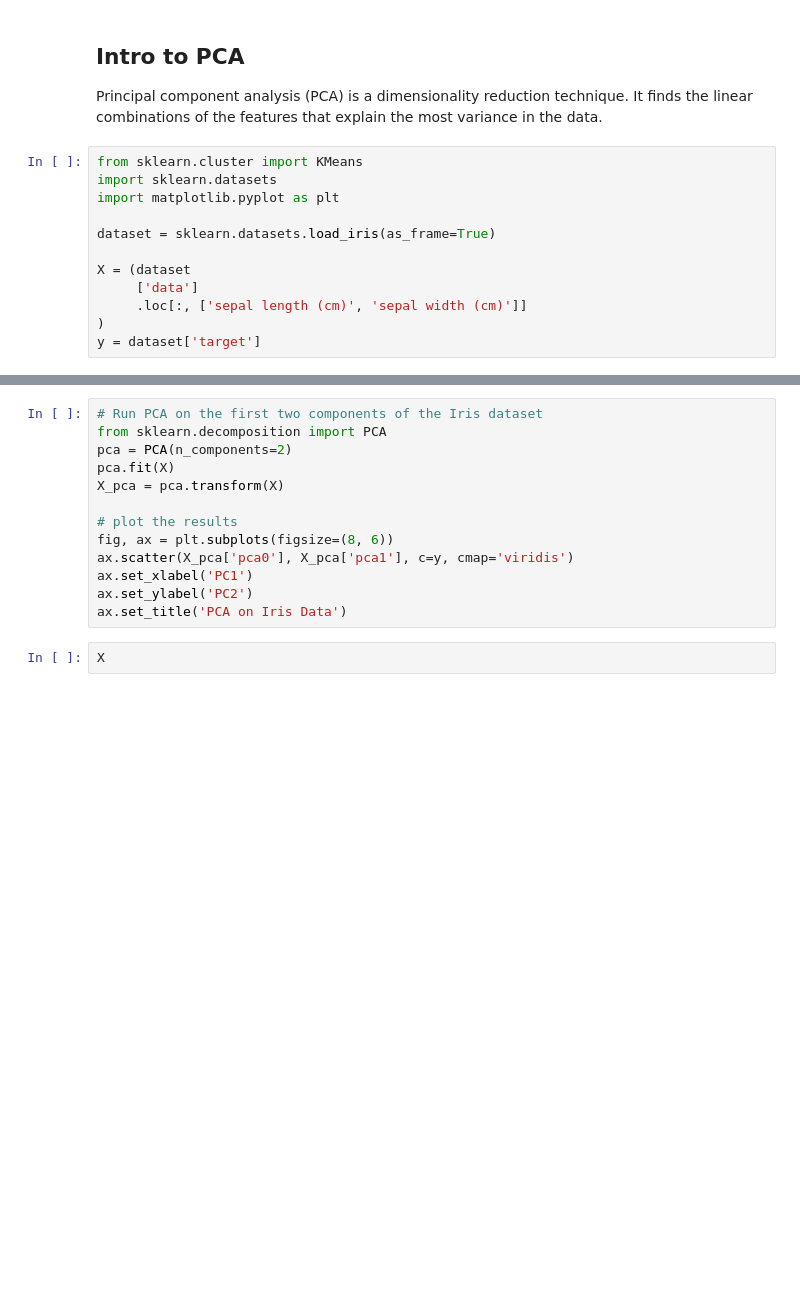
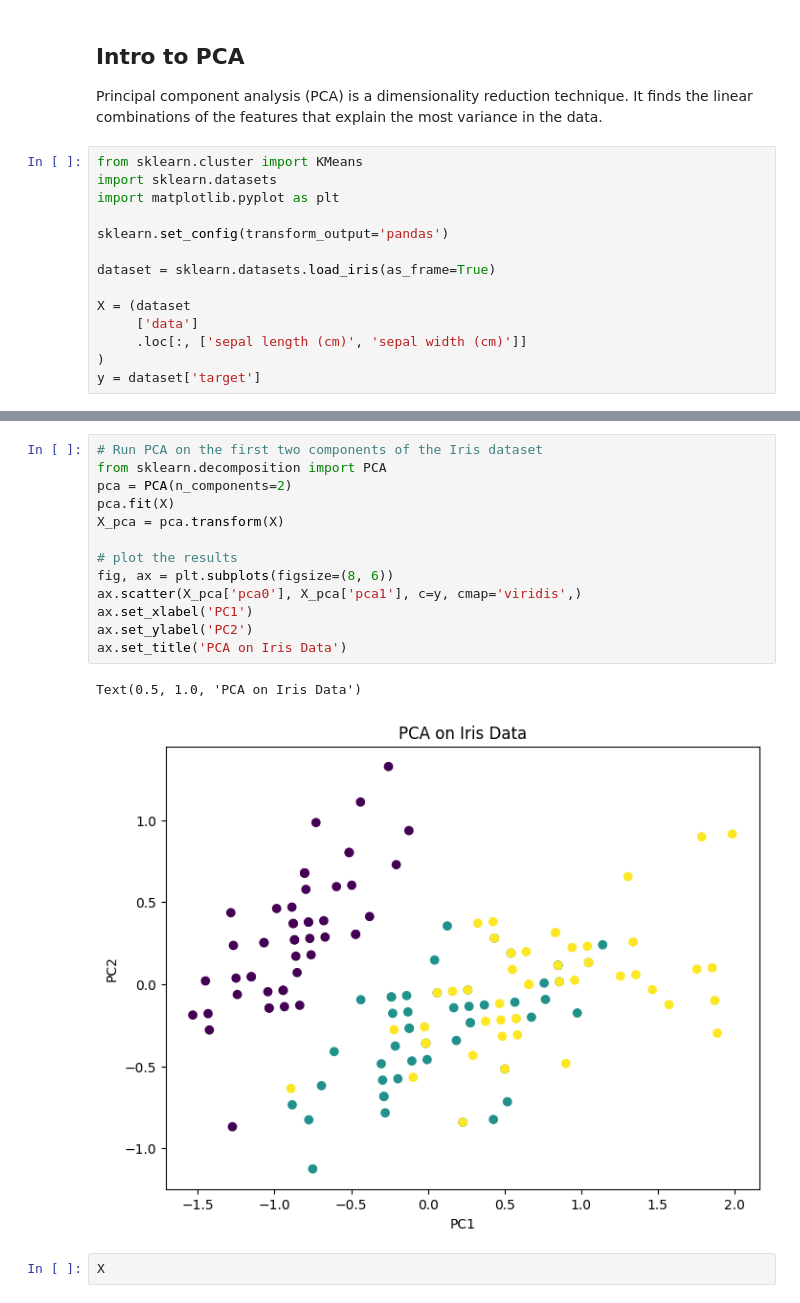
Before and after one commit to cfdarcy/applied-machine-learning-algorithms-3806104, a Jupyter notebook: algos.ipynb, the cells around one changed output, grey strips where cells are left out. Cells and saved outputs as stored; diff of their text form; blank space fills up the shorter version.

```diff
--- a/algos.ipynb
+++ b/algos.ipynb
@@ -516,6 +516,8 @@ Principal component analysis (PCA) is a dimensionality reduction technique. It f
 from sklearn.cluster import KMeans
 import sklearn.datasets
 import matplotlib.pyplot as plt
+
+sklearn.set_config(transform_output='pandas')
 
 dataset = sklearn.datasets.load_iris(as_frame=True)
 
@@ -531,16 +565,19 @@ X_pca
 # %%
 # Run PCA on the first two components of the Iris dataset
 from sklearn.decomposition import PCA
 pca = PCA(n_components=2)
 pca.fit(X)
 X_pca = pca.transform(X)
 
 # plot the results
 fig, ax = plt.subplots(figsize=(8, 6))
-ax.scatter(X_pca['pca0'], X_pca['pca1'], c=y, cmap='viridis')
+ax.scatter(X_pca['pca0'], X_pca['pca1'], c=y, cmap='viridis',)
 ax.set_xlabel('PC1')
 ax.set_ylabel('PC2')
 ax.set_title('PCA on Iris Data')
+# %% [output]
+Text(0.5, 1.0, 'PCA on Iris Data')
+[figure, added]
 # %%
 X
 # %%
```
Also changed, not shown: parts of 24 cells of this notebook.
